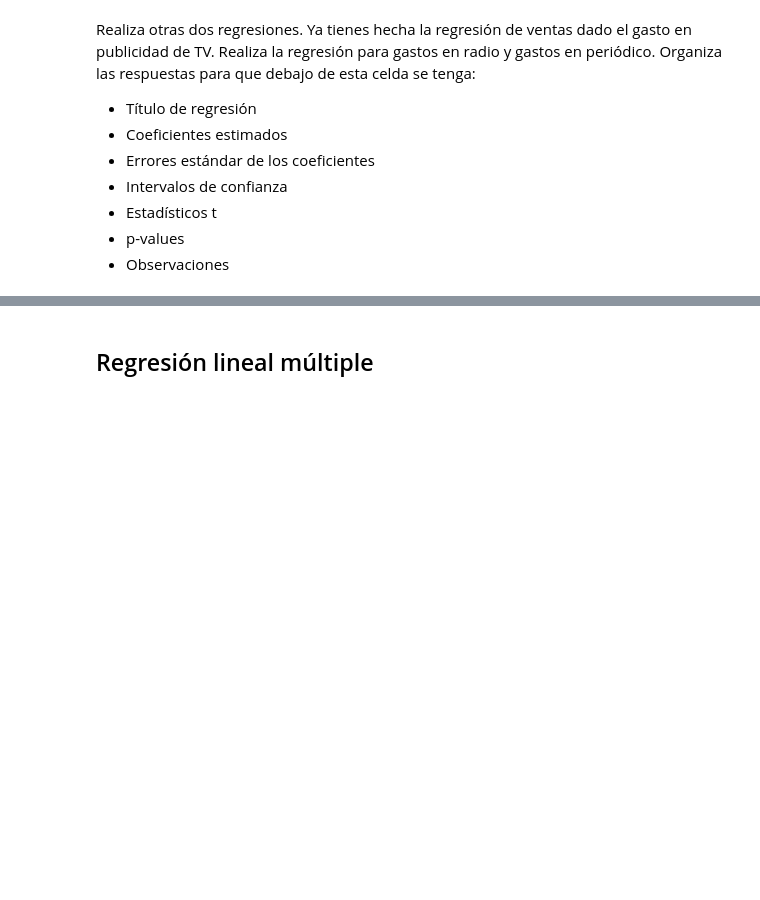
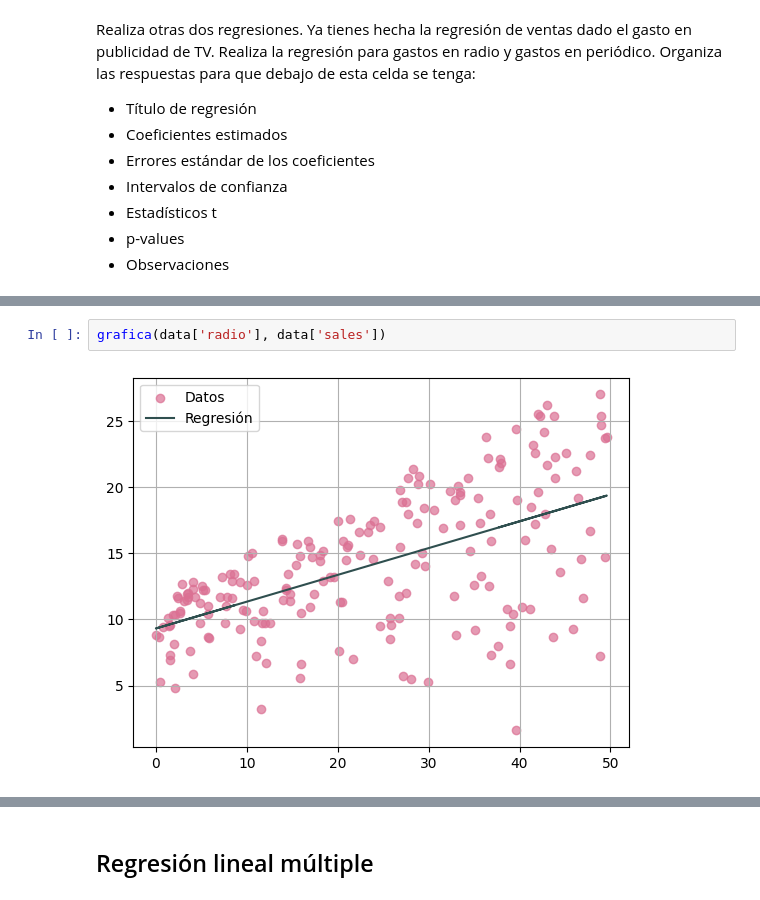
Before and after one commit to AnaSofiaHinojosa/LabAprEst, a Jupyter notebook: Lab - R3.ipynb, the cells around one changed output, grey strips where cells are left out. Cells and saved outputs as stored; diff of their text form; blank space fills up the shorter version.

```diff
--- a/Lab - R3.ipynb
+++ b/Lab - R3.ipynb
@@ -301,0 +302,4 @@ todo(data['newspaper'], data['sales'])
+# %%
+grafica(data['radio'], data['sales'])
+# %% [output]
+[figure, added]
```
Also changed, not shown: parts of 16 cells of this notebook.
